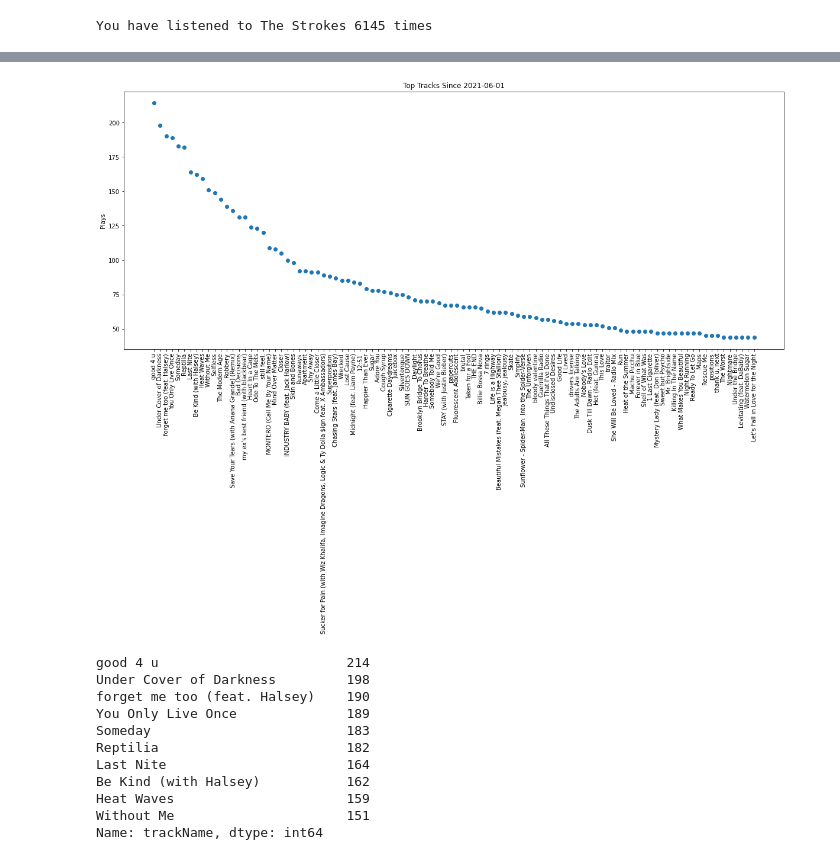
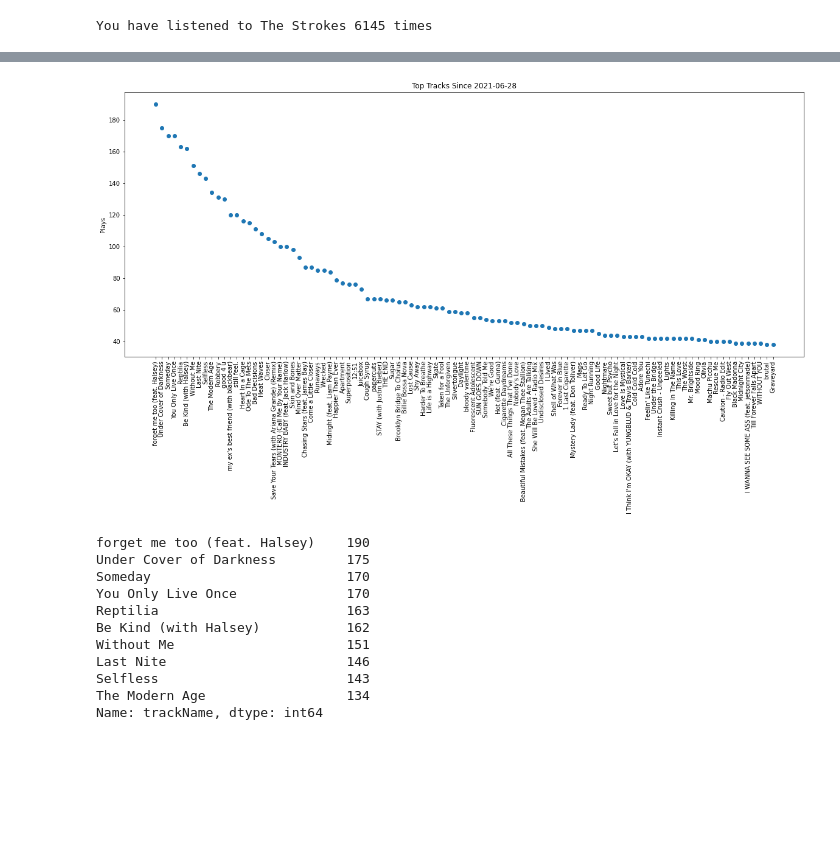
Before and after one commit to TheSupremeToast/Spotify-Analysis, a Jupyter notebook: Spotify-Analysis.ipynb, the cells around one changed output, grey strips where cells are left out. Saved outputs shown, nothing was run; the diff lists cells and outputs as text; code cells hidden in the pictures; blank space fills up the shorter version.

Commit message:
added new functions and capabilities

```diff
--- a/Spotify-Analysis.ipynb
+++ b/Spotify-Analysis.ipynb
@@ -58,9 +61,9 @@ dtype: int64
 | 4 | 2021-03-10 06:02 | Jhove | i know, goodbye | 188799 |
 # %%
 skipped = his[his['msPlayed'] < 30000]
-unskipped = his[his['msPlayed'] >= 30000]
+unskipped = his[his['msPlayed'] > 30000]
 
-# This line causes the error, fix at some point
+# This line causes minor error, fix at some point - currently necessary for timeframe functions to work
 unskipped['endTime'] = pd.to_datetime(unskipped['endTime'])
 
 tracks = unskipped['trackName'].value_counts()
@@ -191,7 +194,7 @@ print("You have listened to", artist, temp, "times")
 # %% [output]
 You have listened to The Strokes 6145 times
 # %%
-track = 'Selfless' # change this to a song name of your choice (case sensitive)
+track = "We're Good" # change this to a song name of your choice (case sensitive)
 temp = songPlayCount(track)
 print("You have listened to", track, temp, "times")
 # %% [output]
@@ -228,21 +297,21 @@ def topSongsTimeframeBounded(lower, upper):
 # %%
 # Plot top songs since input date
 # format: 'year-month-day'
 #         'xxxx-xx-xx'
-timeframe = '2021-06-01' # change this
+timeframe = '2021-06-28' # change this
 topSongsTimeframe(timeframe)
 # %% [output]
-[figure, old version]
+[figure, new version]
-good 4 u                        214
-Under Cover of Darkness         198
 forget me too (feat. Halsey)    190
-You Only Live Once              189
-Someday                         183
-Reptilia                        182
-Last Nite                       164
+Under Cover of Darkness         175
+Someday                         170
+You Only Live Once              170
+Reptilia                        163
 Be Kind (with Halsey)           162
-Heat Waves                      159
 Without Me                      151
+Last Nite                       146
+Selfless                        143
+The Modern Age                  134
 Name: trackName, dtype: int64
 # %%
 # Plot top songs since input date
```
Also changed, not shown: parts of 24 cells of this notebook.
